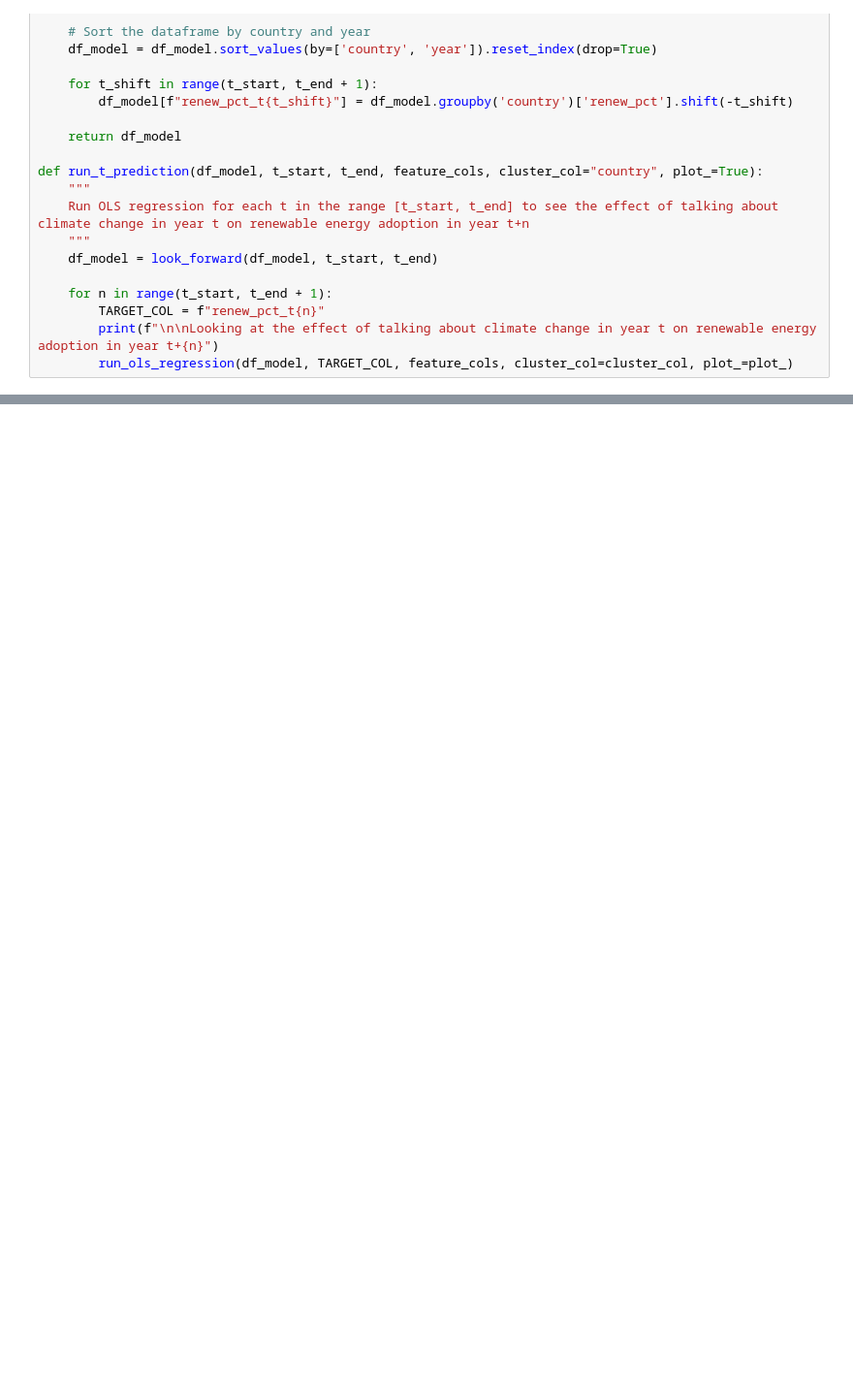
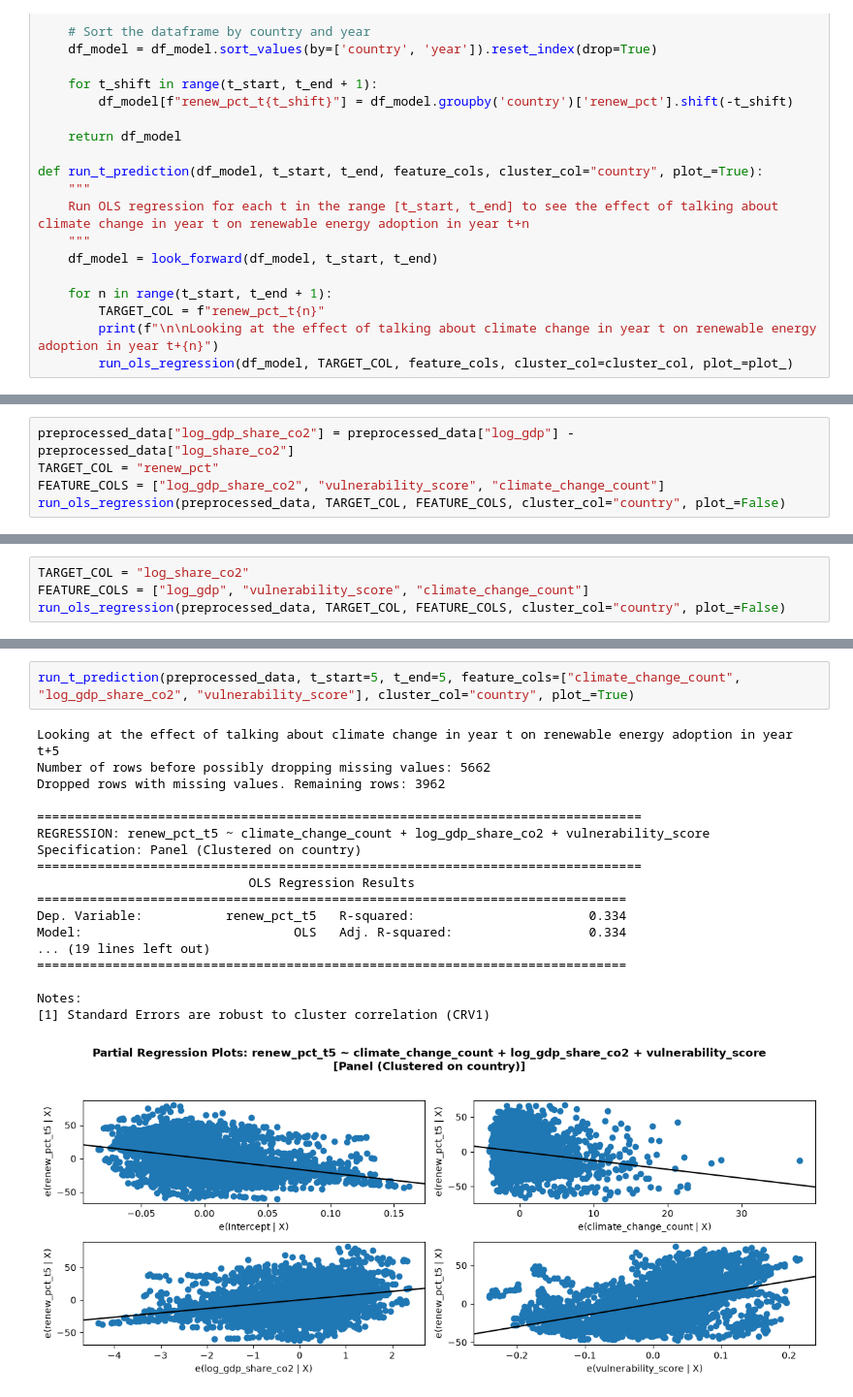
Before and after one commit to jacobgroot/FDS, a Jupyter notebook: analysis.ipynb, the cells around one changed output, grey strips where cells are left out. Shown at 97% size. Drawn from its saved outputs; the diff is of its cells as text; blank space fills up the shorter version.

```diff
--- a/analysis.ipynb
+++ b/analysis.ipynb
@@ -188,0 +196,5 @@ Notes:
+# %%
+preprocessed_data["log_gdp_share_co2"] = preprocessed_data["log_gdp"] - preprocessed_data["log_share_co2"]
+TARGET_COL = "renew_pct"
+FEATURE_COLS = ["log_gdp_share_co2", "vulnerability_score", "climate_change_count"]
+run_ols_regression(preprocessed_data, TARGET_COL, FEATURE_COLS, cluster_col="country", plot_=False)
@@ -188,0 +220,4 @@ Notes:
+# %%
+TARGET_COL = "log_share_co2"
+FEATURE_COLS = ["log_gdp", "vulnerability_score", "climate_change_count"]
+run_ols_regression(preprocessed_data, TARGET_COL, FEATURE_COLS, cluster_col="country", plot_=False)
@@ -188,0 +243,21 @@ Notes:
+# %%
+run_t_prediction(preprocessed_data, t_start=5, t_end=5, feature_cols=["climate_change_count", "log_gdp_share_co2", "vulnerability_score"], cluster_col="country", plot_=True)
+# %% [output]
+Looking at the effect of talking about climate change in year t on renewable energy adoption in year t+5
+Number of rows before possibly dropping missing values: 5662
+Dropped rows with missing values. Remaining rows: 3962
+
+================================================================================
+REGRESSION: renew_pct_t5 ~ climate_change_count + log_gdp_share_co2 + vulnerability_score
+Specification: Panel (Clustered on country)
+================================================================================
+                            OLS Regression Results
+==============================================================================
+Dep. Variable:           renew_pct_t5   R-squared:                       0.334
+Model:                            OLS   Adj. R-squared:                  0.334
+... (19 lines left out)
+==============================================================================
+
+Notes:
+[1] Standard Errors are robust to cluster correlation (CRV1)
+[figure, added]
```
Also changed, not shown: parts of 9 cells of this notebook, 3 other files.
